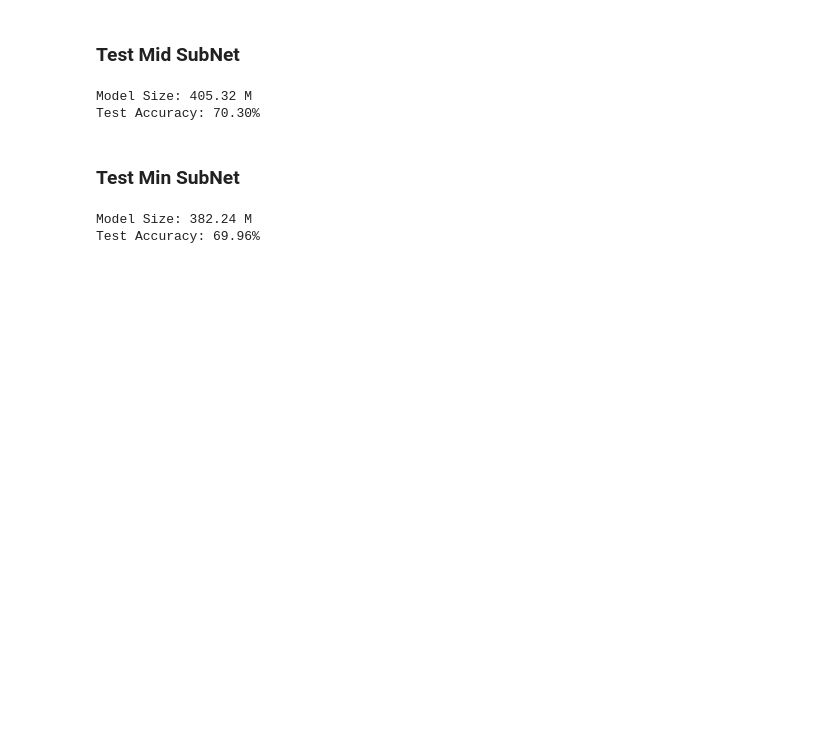
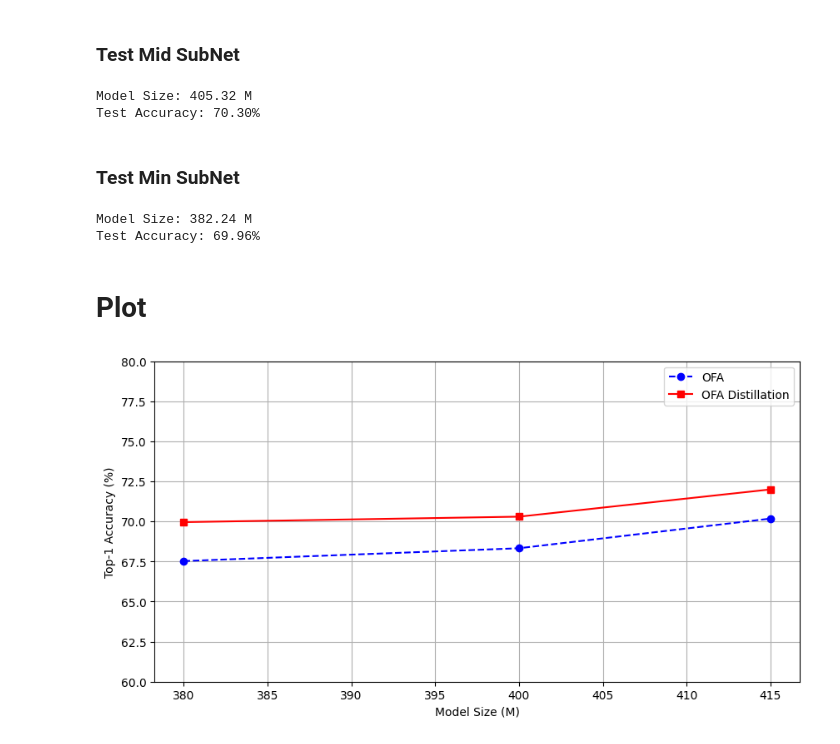
Before and after one commit to CAU-AIR/sustainable-ai, a Jupyter notebook: nas/sample.ipynb, the cells around one changed output. Cells and saved outputs as stored; diff of their text form; code cells hidden in the pictures; blank space fills up the shorter version.

```diff
--- a/nas/sample.ipynb
+++ b/nas/sample.ipynb
@@ -253,3 +237,38 @@ print(f'Test Accuracy: {test_accuracy[0]:.2f}%')
 # %% [output]
 Model Size: 382.24 M
 Test Accuracy: 69.96%
+# %% [markdown]
+# Plot
+# %%
+import numpy as np
+import matplotlib.pyplot as plt
+
+# Adjusting the plot to display only three data points per line, without the connecting lines, to match the new request.
+model_size = np.array([380, 400, 415])
+ofa_accuracy = np.array([67.53, 68.33, 70.18])
+ofa_distill_accuracy = np.array([69.96, 70.30, 72.00])
+
+# Create the plot
+plt.figure(figsize=(10, 5))
+
+# Plot three selected points for each series and connect them with lines
+plt.plot(model_size, ofa_accuracy, marker='o', color='blue', linestyle='--', label='OFA')
+plt.plot(model_size, ofa_distill_accuracy, marker='s', color='red', linestyle='-', label='OFA Distillation')
+
+# Adding titles and labels
+plt.xlabel('Model Size (M)')
+plt.ylabel('Top-1 Accuracy (%)')
+
+# Set the y-axis limits
+plt.ylim(60, 80)
+
+# Adding a legend
+plt.legend()
+
+# Show grid
+plt.grid(True)
+
+# Show the plot
+plt.show()
+# %% [output]
+[figure, added]
```
Also changed, not shown: parts of 2 cells of this notebook.
